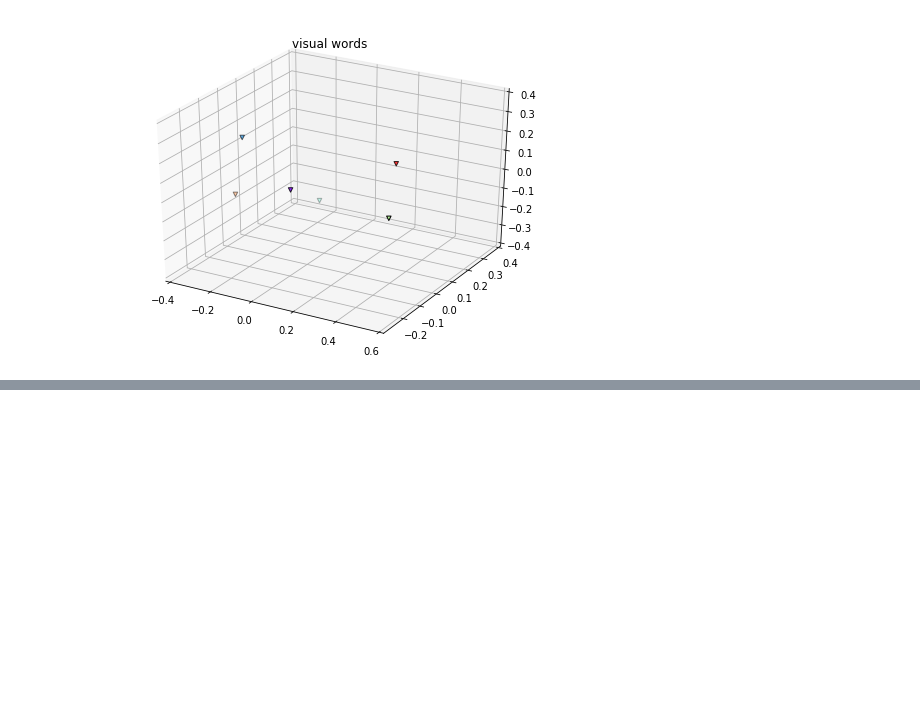
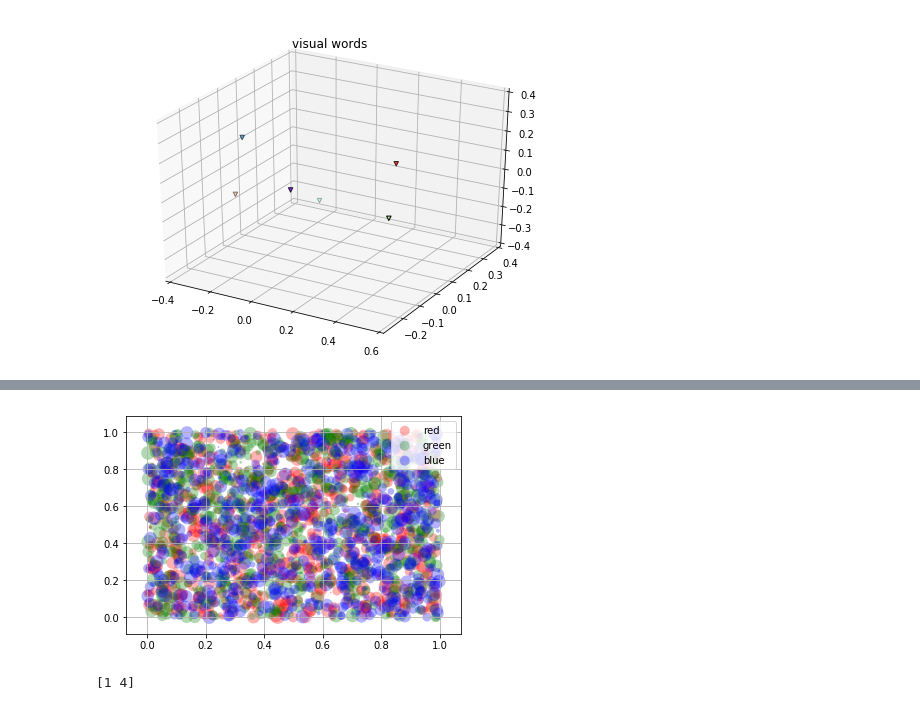
Before and after one commit to Gary830317/DLCV2018, a Jupyter notebook: hw2/problem3.ipynb, the cells around one changed output, grey strips where cells are left out. Drawn from its saved outputs; the diff is of its cells as text; code cells hidden in the pictures; blank space fills up the shorter version.

```diff
--- a/hw2/problem3.ipynb
+++ b/hw2/problem3.ipynb
@@ -134,3 +165,25 @@ plt.savefig('visual words.jpg', bbox_inches='tight')
+# %%
+from numpy.random import rand
+fig, ax = plt.subplots()
+for color in ['red', 'green', 'blue']:
+    n = 750
+    x, y = rand(2, n)
+    scale = 200.0 * rand(n)
+    ax.scatter(x, y, c=color, s=scale, label=color,
+               alpha=0.3, edgecolors='none')
+
+ax.legend()
+ax.grid(True)
+
+plt.show()
+# %% [output]
+[figure, added]
+# %%
+a=np.array([1,2,3,4,5])
+b=[0,3]
+print(a[b])
+# %% [output]
+[1 4]
 # %%
 tra_dir = 'hw2_data/Problem3/train-100/*/*.jpg'
 tes_dir = 'hw2_data/Problem3/test-100/*/*.jpg'
```
Also changed, not shown: parts of 5 cells of this notebook, 5 other files.
